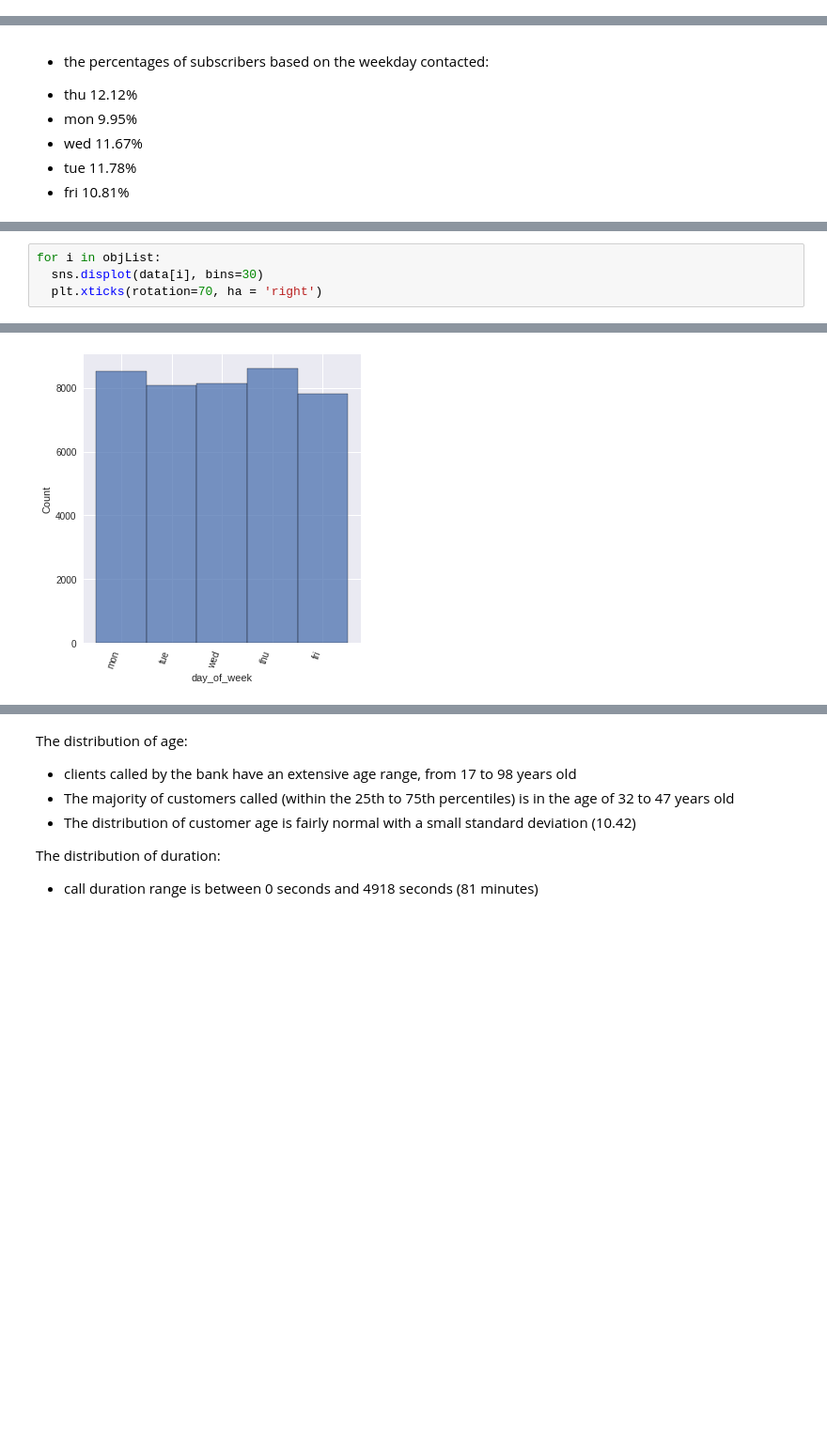
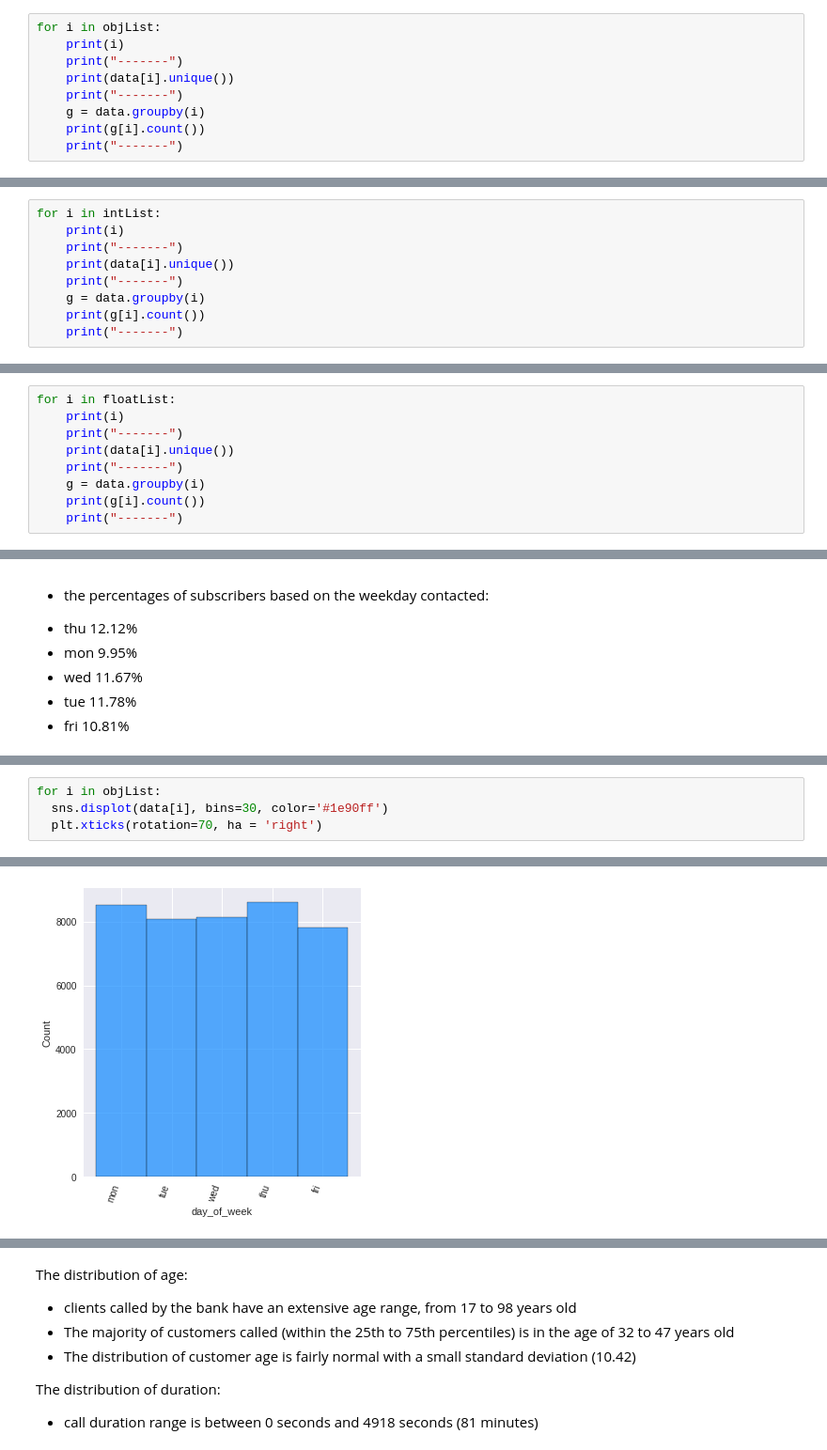
Before and after one commit to IrinaFab/Bank-MK, a Jupyter notebook: irina_BankMkt_EDA_detailed.ipynb, the cells around one changed output, grey strips where cells are left out. Shown at 94% size. Drawn from its saved outputs; the diff is of its cells as text; blank space fills up the shorter version.

```diff
--- a/irina_BankMkt_EDA_detailed.ipynb
+++ b/irina_BankMkt_EDA_detailed.ipynb
@@ -392,3 +388,12 @@ unemployed        1014
 student            875
 unknown            330
 Name: job, dtype: int64
+# %%
+for i in objList:
+    print(i)
+    print("-------")
+    print(data[i].unique())
+    print("-------")
+    g = data.groupby(i)
+    print(g[i].count())
+    print("-------")
@@ -394,0 +418,9 @@ Name: job, dtype: int64
+# %%
+for i in intList:
+    print(i)
+    print("-------")
+    print(data[i].unique())
+    print("-------")
+    g = data.groupby(i)
+    print(g[i].count())
+    print("-------")
@@ -394,0 +445,9 @@ Name: job, dtype: int64
+# %%
+for i in floatList:
+    print(i)
+    print("-------")
+    print(data[i].unique())
+    print("-------")
+    g = data.groupby(i)
+    print(g[i].count())
+    print("-------")
@@ -792,5 +869,5 @@ for p in g.ax.patches:
 # %%
 for i in objList:
-  sns.displot(data[i], bins=30)
+  sns.displot(data[i], bins=30, color='#1e90ff')
   plt.xticks(rotation=70, ha = 'right')
 # %% [output]
@@ -805 +882 @@ for i in objList:
-[figure, old version]
+[figure, new version]
```
Also changed, not shown: parts of 31 cells of this notebook.
